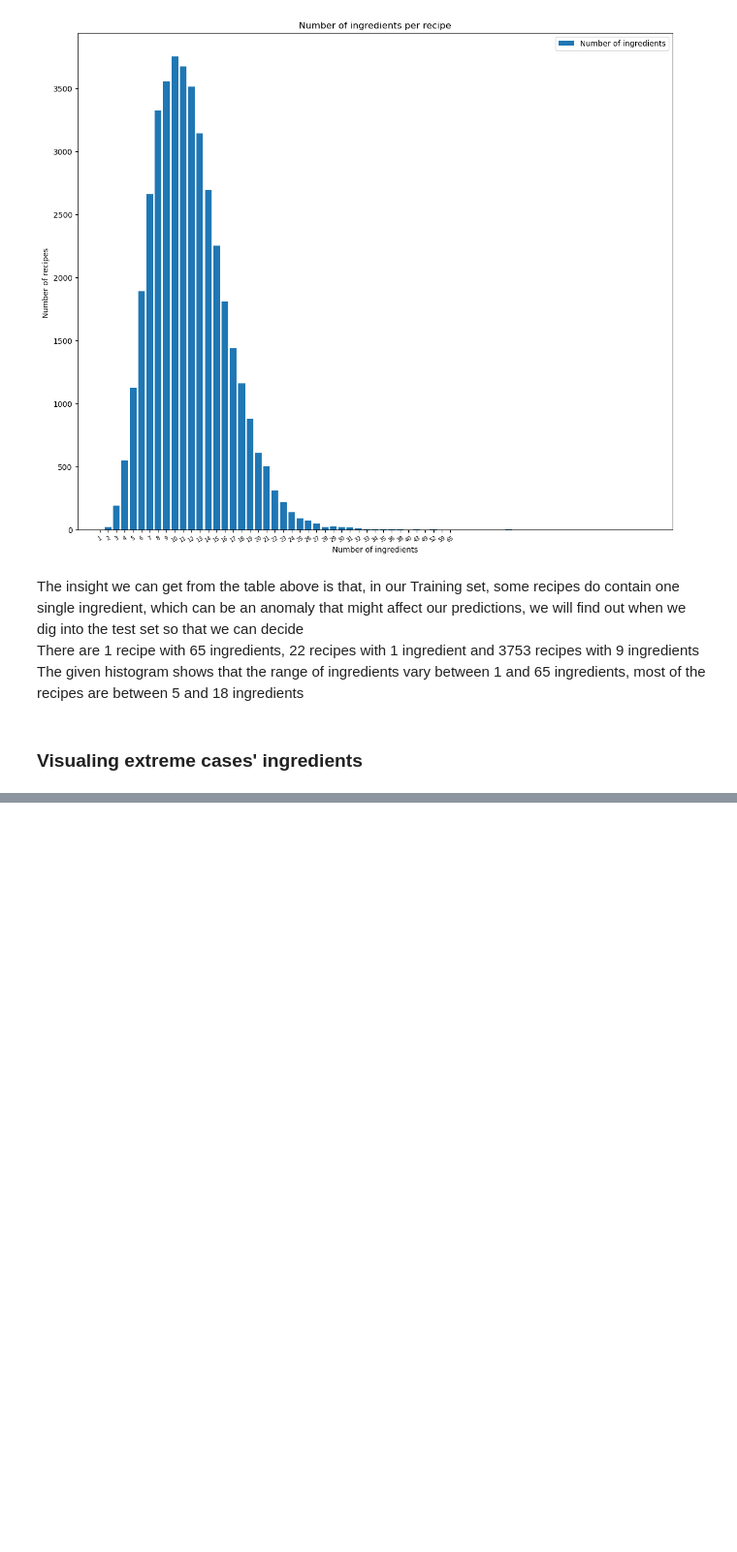
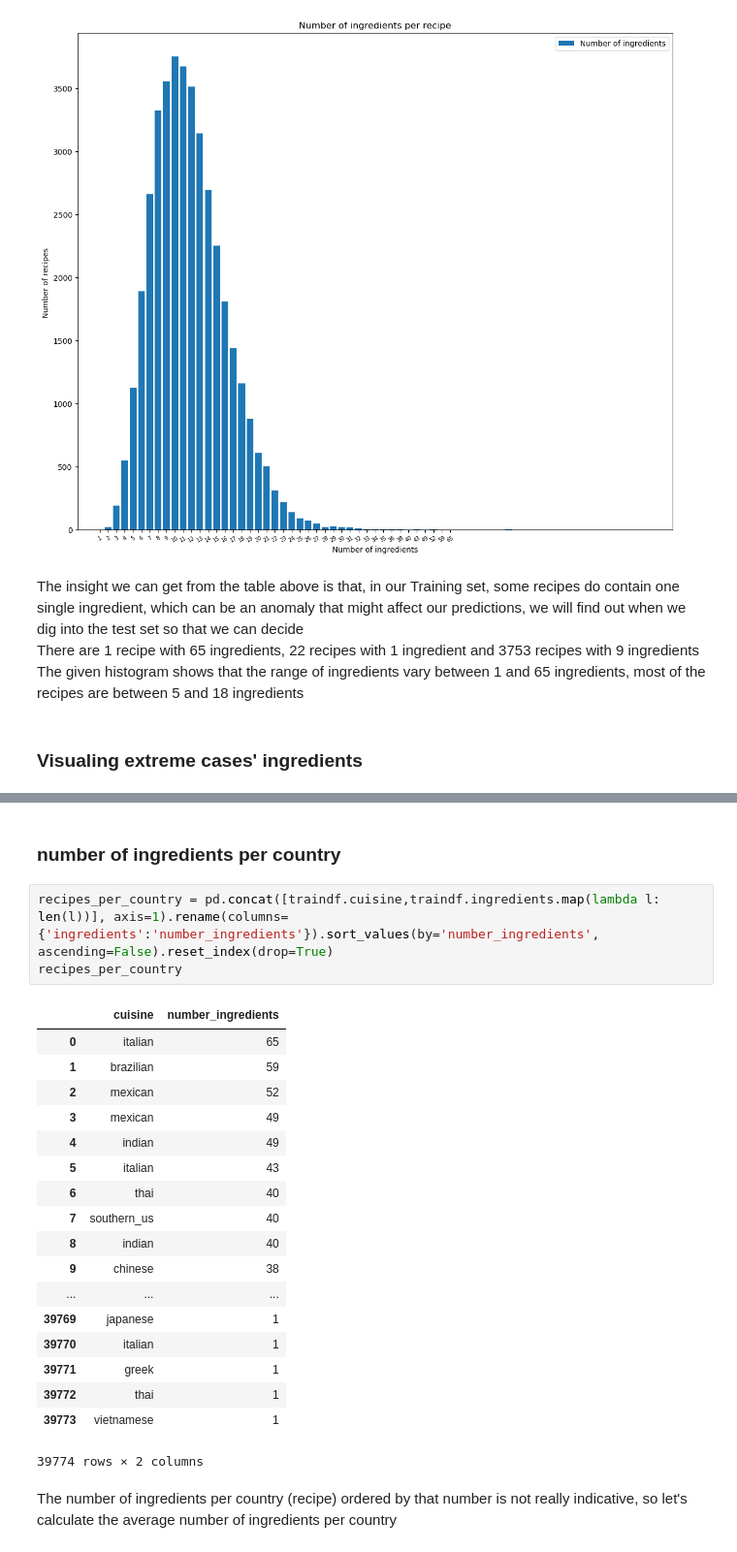
Before and after one commit to khalidBoufelfel/Whatscooking, a Jupyter notebook: Whats_cooking.ipynb, the cells around one changed output, grey strips where cells are left out. Shown at 97% size. Drawn from its saved outputs; the diff is of its cells as text; blank space fills up the shorter version.

```diff
--- a/Whats_cooking.ipynb
+++ b/Whats_cooking.ipynb
@@ -244,0 +276,26 @@ pd.DataFrame(df_one_ingredient, columns=['Country', 'Ingredient']).sort_values(b
+# %% [markdown]
+### number of ingredients per country
+# %%
+recipes_per_country = pd.concat([traindf.cuisine,traindf.ingredients.map(lambda l: len(l))], axis=1).rename(columns={'ingredients':'number_ingredients'}).sort_values(by='number_ingredients', ascending=False).reset_index(drop=True)
+recipes_per_country
+# %% [output]
+|  | cuisine | number_ingredients |
+| 0 | italian | 65 |
+| 1 | brazilian | 59 |
+| 2 | mexican | 52 |
+| 3 | mexican | 49 |
+| 4 | indian | 49 |
+| 5 | italian | 43 |
+| 6 | thai | 40 |
+| 7 | southern_us | 40 |
+| 8 | indian | 40 |
+| 9 | chinese | 38 |
+| ... | ... | ... |
+| 39769 | japanese | 1 |
+| 39770 | italian | 1 |
+| 39771 | greek | 1 |
+| 39772 | thai | 1 |
+| 39773 | vietnamese | 1 |
+39774 rows × 2 columns
+# %% [markdown]
+The number of ingredients per country (recipe) ordered by that number is not really indicative, so let's calculate the average number of ingredients per country
```
Also changed, not shown: parts of 8 cells of this notebook.
